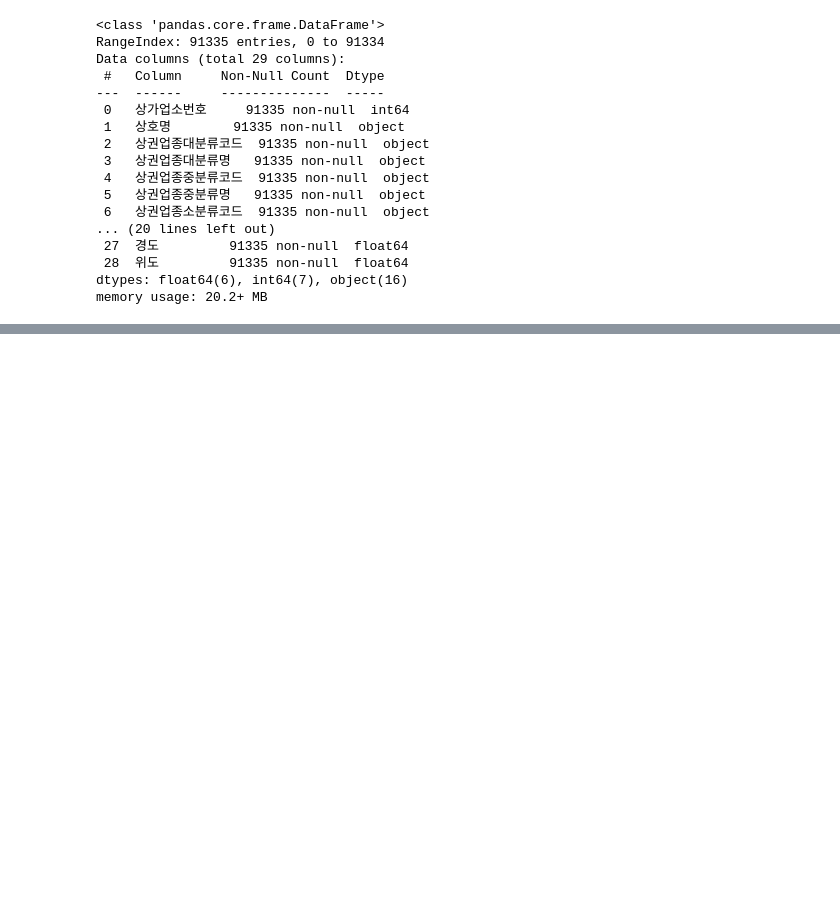
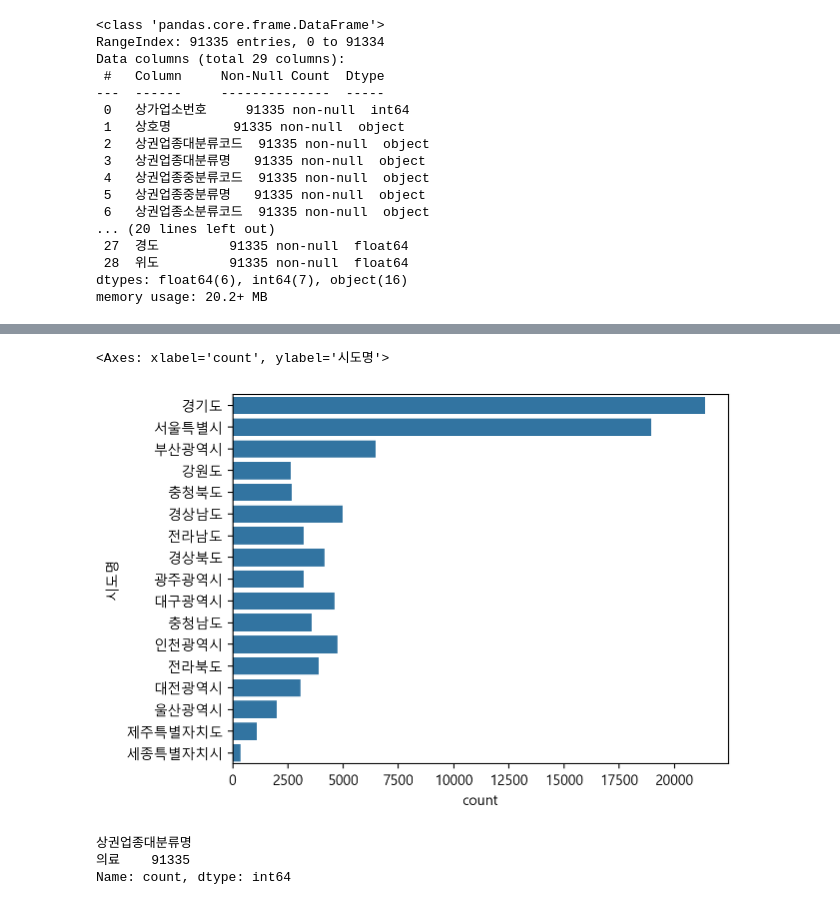
Before and after one commit to jonge5/study-data-analysis, a Jupyter notebook: open-data-analysis.ipynb, the cells around one changed output, grey strips where cells are left out. Saved outputs shown, nothing was run; the diff lists cells and outputs as text; code cells hidden in the pictures; blank space fills up the shorter version.

Commit message:
open-data-analysis-1.11

```diff
--- a/open-data-analysis.ipynb
+++ b/open-data-analysis.ipynb
@@ -272,0 +464,13 @@ memory usage: 20.2+ MB
+# %%
+# seaborn 의 countplot으로 그려봅니다.
+sns.countplot(data=df, y="시도명")
+# %% [output]
+<Axes: xlabel='count', ylabel='시도명'>
+[figure, added]
+# %%
+# "상권업종대분류명"으로 갯수를 세어봅니다.
+df["상권업종대분류명"].value_counts()
+# %% [output]
+상권업종대분류명
+의료    91335
+Name: count, dtype: int64
```
Also changed, not shown: parts of 32 cells of this notebook.
